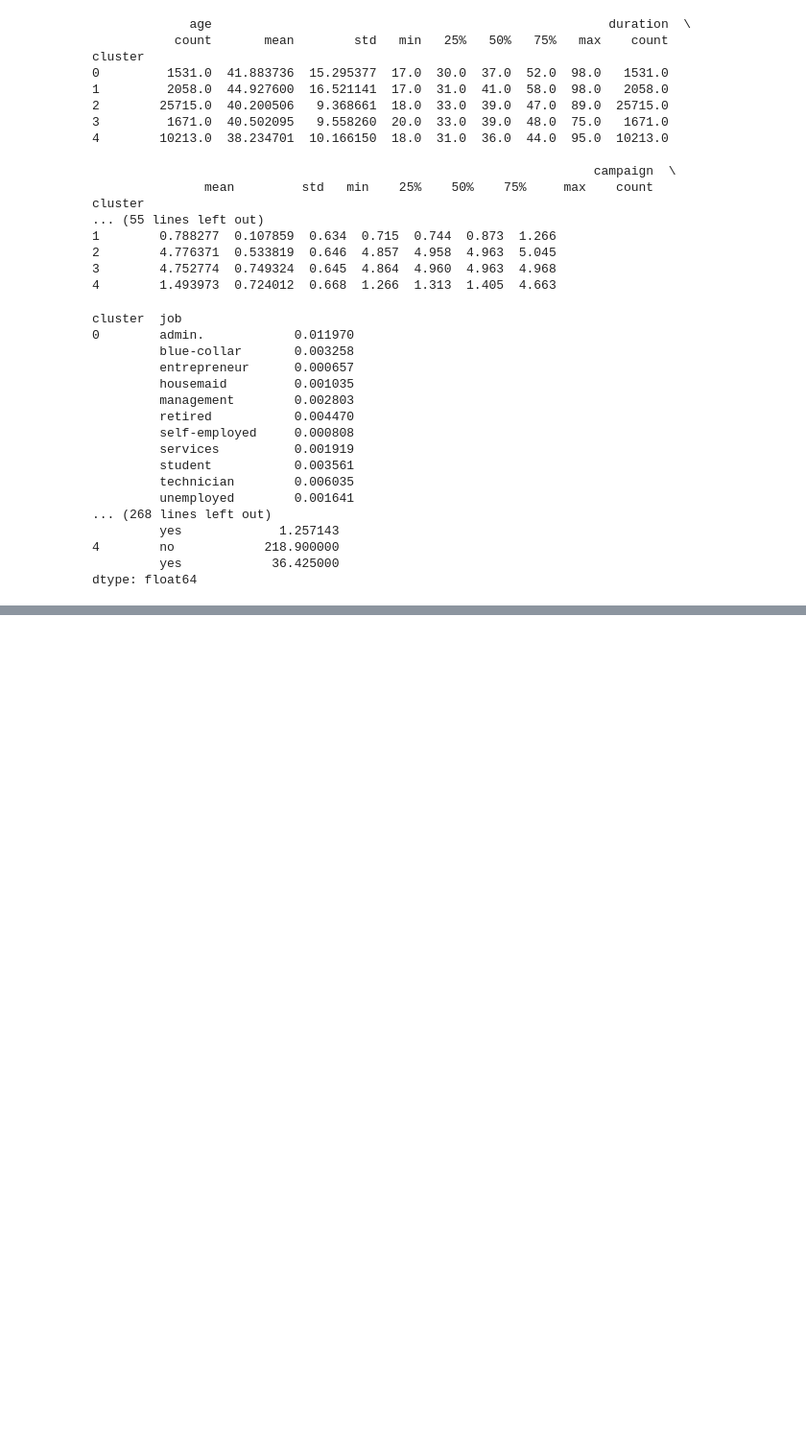
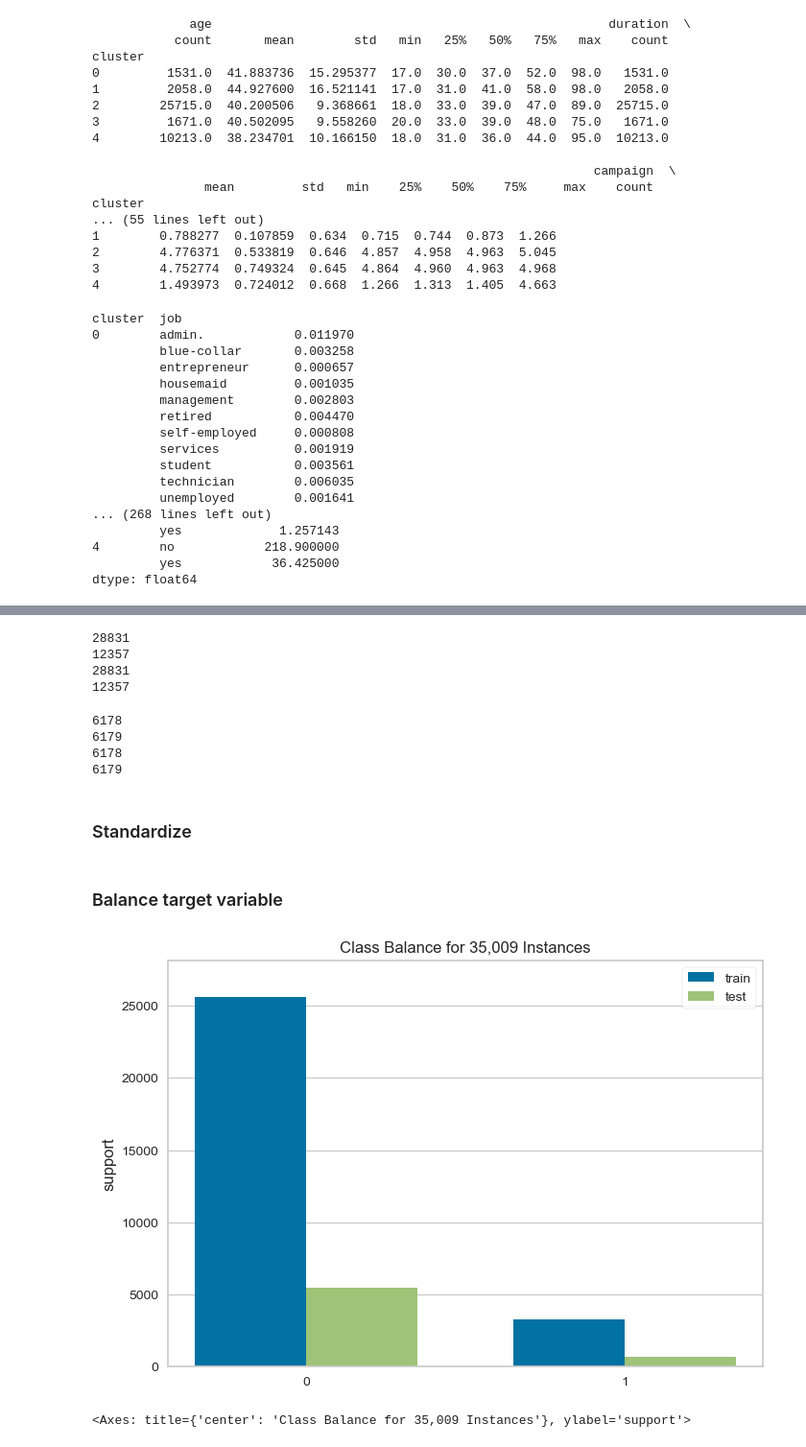
Before and after one commit to McGill-MMA-EnterpriseAnalytics/fourchetteurs, a Jupyter notebook: Final_code.ipynb, the cells around one changed output, grey strips where cells are left out. Shown at 96% size. Saved outputs shown, nothing was run; the diff lists cells and outputs as text; code cells hidden in the pictures; blank space fills up the shorter version.

```diff
--- a/Final_code.ipynb
+++ b/Final_code.ipynb
@@ -826,0 +949,3 @@ dtype: float64
+# %%
+df = pd.get_dummies(df)
+print(df.shape)
@@ -826,0 +956,5 @@ dtype: float64
+# %%
+#pip install pyjanitor
+import janitor as jn
+
+X, y = jn.ml.get_features_targets(df, target_columns="target")
@@ -826,0 +963,28 @@ dtype: float64
+# %%
+X_train, X_val_test, y_train, y_val_test = model_selection.train_test_split(
+    X, y, test_size=0.3, random_state=42)
+
+print(len(X_train))
+print(len(X_val_test))
+print(len(y_train))
+print(len(y_val_test))
+# %% [output]
+28831
+12357
+28831
+12357
+# %%
+X_val, X_test, y_val, y_test = model_selection.train_test_split(
+    X_val_test, y_val_test, test_size=0.5, random_state=42)
+
+print(len(X_val))
+print(len(X_test))
+print(len(y_val))
+print(len(y_test))
+# %% [output]
+6178
+6179
+6178
+6179
+# %% [markdown]
+### Standardize
@@ -826,0 +996,13 @@ dtype: float64
+# %% [markdown]
+### Balance target variable
+# %%
+from yellowbrick.target import ClassBalance
+
+# Instantiate the visualizer
+visualizer = ClassBalance(labels=["0", "1"])
+
+visualizer.fit(y_train, y_val)
+visualizer.show()
+# %% [output]
+[figure, added]
+<Axes: title={'center': 'Class Balance for 35,009 Instances'}, ylabel='support'>
```
Also changed, not shown: parts of 47 cells of this notebook.
